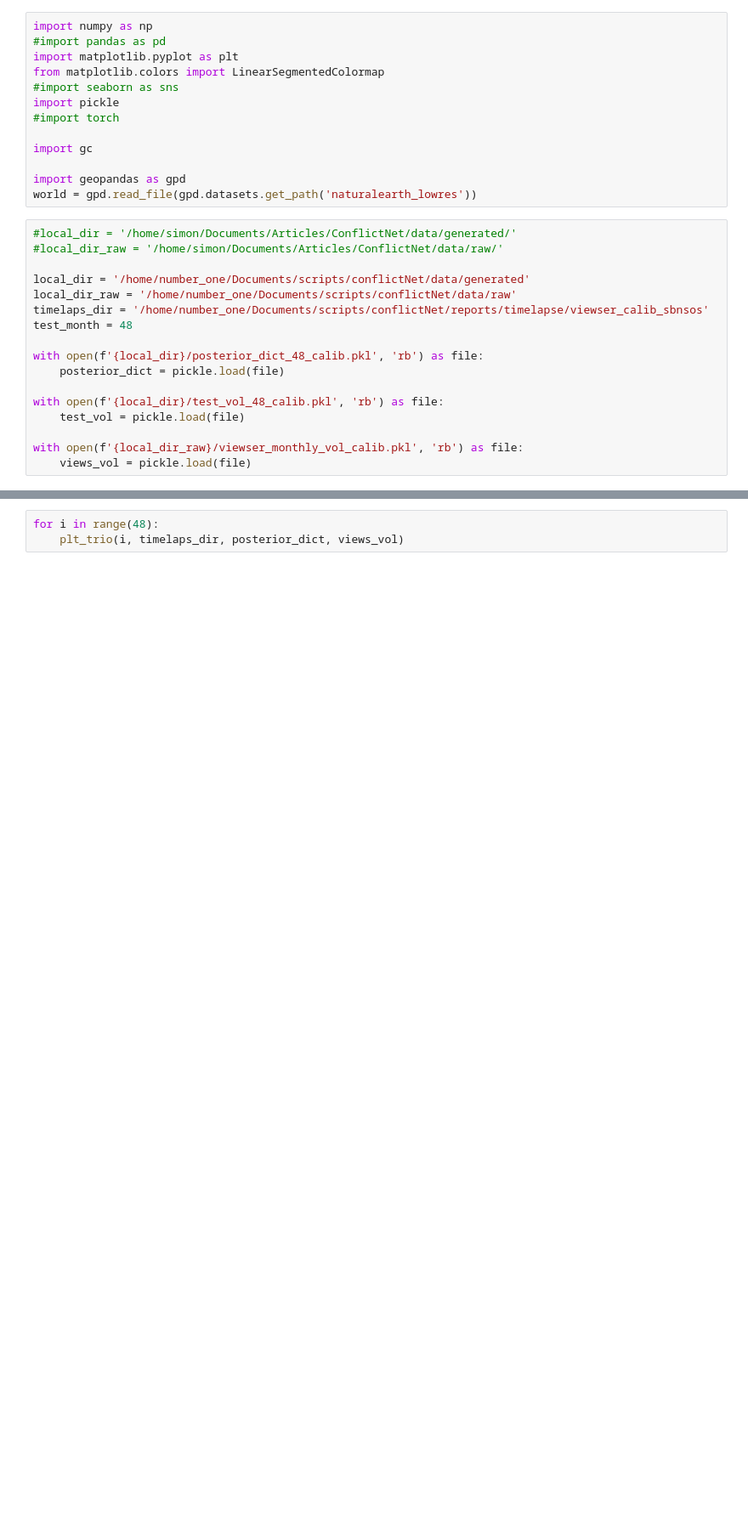
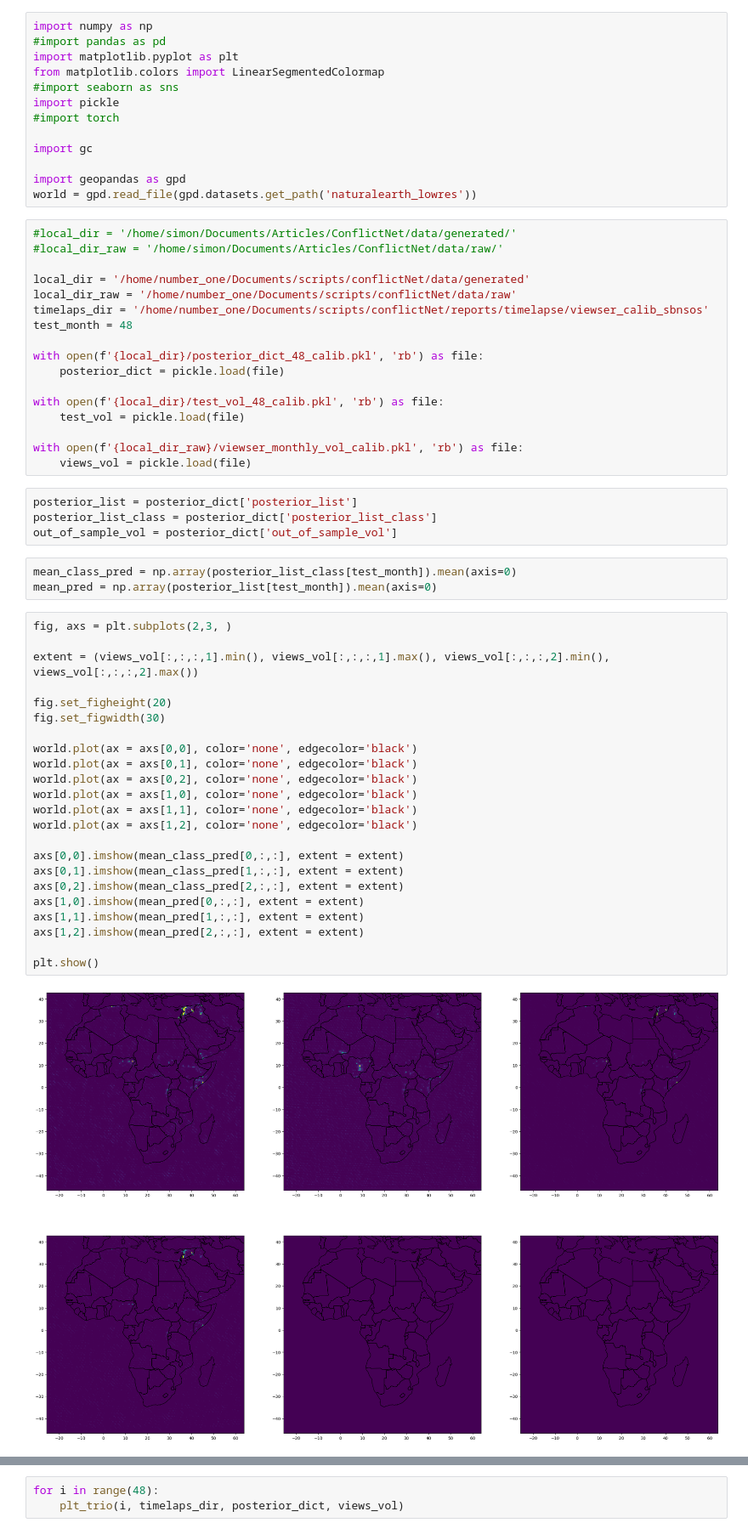
Before and after one commit to Polichinel/HydraNet_001, a Jupyter notebook: notebooks/plot_posterior_new.ipynb, the cells around one changed output, grey strips where cells are left out. Shown at 85% size. Saved outputs shown, nothing was run; the diff lists cells and outputs as text; blank space fills up the shorter version.

```diff
--- a/notebooks/plot_posterior_new.ipynb
+++ b/notebooks/plot_posterior_new.ipynb
@@ -28,6 +28,38 @@ with open(f'{local_dir}/test_vol_48_calib.pkl', 'rb') as file:
 
 with open(f'{local_dir_raw}/viewser_monthly_vol_calib.pkl', 'rb') as file:
     views_vol = pickle.load(file)
+# %%
+posterior_list = posterior_dict['posterior_list']
+posterior_list_class = posterior_dict['posterior_list_class']
+out_of_sample_vol = posterior_dict['out_of_sample_vol']
+# %%
+mean_class_pred = np.array(posterior_list_class[test_month]).mean(axis=0)
+mean_pred = np.array(posterior_list[test_month]).mean(axis=0)
+# %%
+fig, axs = plt.subplots(2,3, )
+
+extent = (views_vol[:,:,:,1].min(), views_vol[:,:,:,1].max(), views_vol[:,:,:,2].min(), views_vol[:,:,:,2].max())
+
+fig.set_figheight(20)
+fig.set_figwidth(30)
+
+world.plot(ax = axs[0,0], color='none', edgecolor='black')
+world.plot(ax = axs[0,1], color='none', edgecolor='black')
+world.plot(ax = axs[0,2], color='none', edgecolor='black')
+world.plot(ax = axs[1,0], color='none', edgecolor='black')
+world.plot(ax = axs[1,1], color='none', edgecolor='black')
+world.plot(ax = axs[1,2], color='none', edgecolor='black')
+
+axs[0,0].imshow(mean_class_pred[0,:,:], extent = extent)
+axs[0,1].imshow(mean_class_pred[1,:,:], extent = extent)
+axs[0,2].imshow(mean_class_pred[2,:,:], extent = extent)
+axs[1,0].imshow(mean_pred[0,:,:], extent = extent)
+axs[1,1].imshow(mean_pred[1,:,:], extent = extent)
+axs[1,2].imshow(mean_pred[2,:,:], extent = extent)
+
+plt.show()
+# %% [output]
+[figure, added]
 # %%
 # insert overall ap score.
 
```
Also changed, not shown: parts of 2 cells of this notebook, 1 other file.
